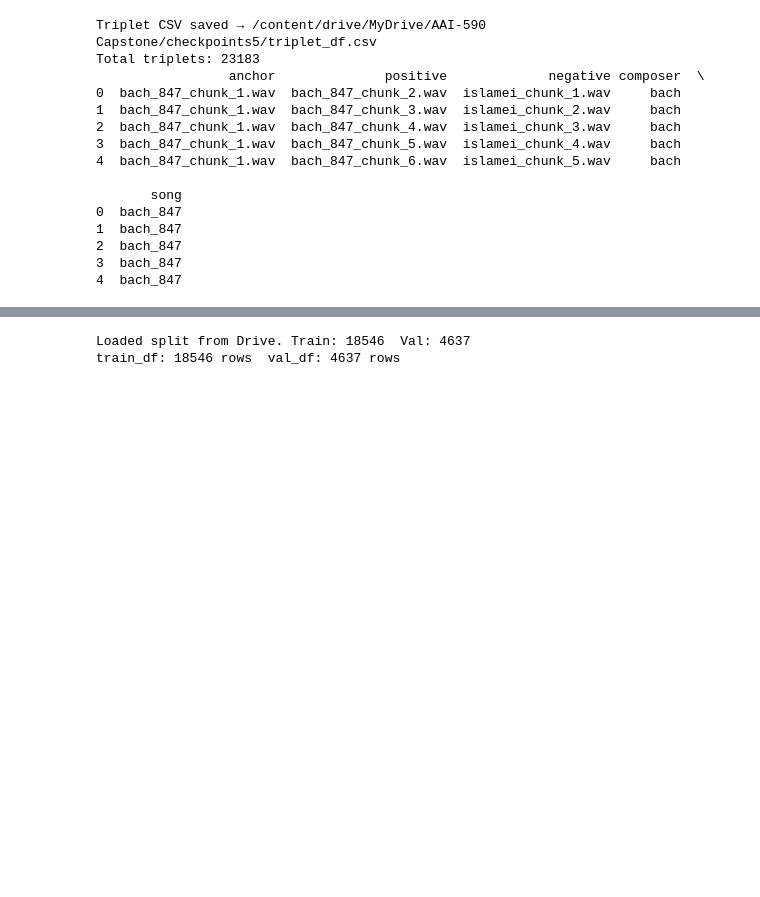
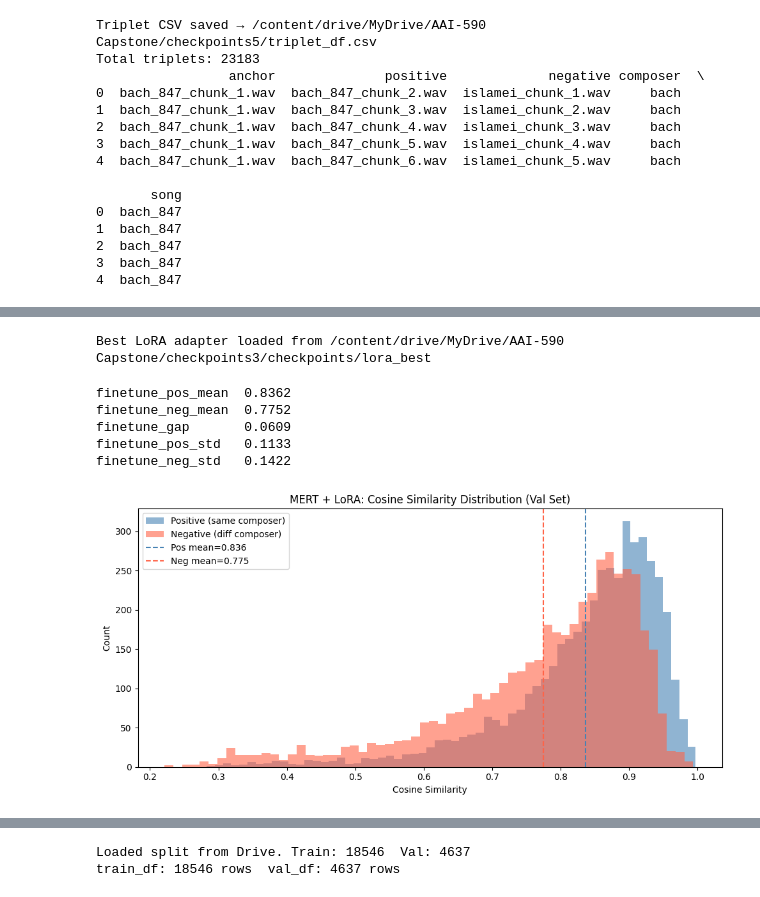
Before and after one commit to mperumal-usd/capstone_team_3, a Jupyter notebook: Combined_Final_Notebook.ipynb, the cells around one changed output, grey strips where cells are left out. Cells and saved outputs as stored; diff of their text form; code cells hidden in the pictures; blank space fills up the shorter version.

```diff
--- a/Combined_Final_Notebook.ipynb
+++ b/Combined_Final_Notebook.ipynb
@@ -2456,0 +2437,15 @@ Total triplets: 23183
+# %%
+# ── Section 5.2B: Training loop ─────────────────────────────────────────────────
+LORA_BEST_DIR  = os.path.join(DRIVE_BASE, "checkpoints", "lora_best")
+LORA_LAST_DIR  = os.path.join(DRIVE_BASE, "checkpoints", "lora_last")
+OPT_STATE_PATH = os.path.join(DRIVE_BASE, "checkpoints", "optimizer_state.pt")
+TRAIN_STATE    = os.path.join(DRIVE_BASE, "checkpoints", "training_state.json")
+LOG_PATH       = os.path.join(DRIVE_BASE, "training_log.csv")
+
+
+def get_embedding(model, batch_inputs):
+    """Forward pass through LoRA-adapted MERT; return L2-normalised 768-dim embedding."""
+    inputs = {k: v.to(DEVICE) for k, v in batch_inputs.items()}
+    outputs = model(**inputs)
+    emb = outputs.last_hidden_state.mean(dim=1)  # (batch, 768)
+    return F.normalize(emb, p=2, dim=1)
@@ -2456,0 +2601,65 @@ Total triplets: 23183
+# %%
+# ── Section 5.3: Evaluation ─────────────────────────────────────────────────────
+EVAL_CSV  = os.path.join(DRIVE_BASE, "results", "eval_results.csv")
+PLOT_PATH = os.path.join(DRIVE_BASE, "results", "score_plot.png")
+
+# Load best LoRA adapter
+eval_model = PeftModel.from_pretrained(
+    AutoModel.from_pretrained(MODEL_NAME, trust_remote_code=True),
+    LORA_BEST_DIR
+)
+eval_model.to(DEVICE)
+eval_model.eval()
+print(f"Best LoRA adapter loaded from {LORA_BEST_DIR}")
+
+# ── Compute fine-tuned cosine similarities on val set ─────────────────────────
+ft_pos_sims, ft_neg_sims = [], []
+
+with torch.no_grad():
+    for a_in, p_in, n_in in tqdm(val_loader, desc="Evaluating"):
+        a_emb = get_embedding(eval_model, a_in)
+        p_emb = get_embedding(eval_model, p_in)
+        n_emb = get_embedding(eval_model, n_in)
+        ft_pos_sims.append(F.cosine_similarity(a_emb, p_emb).cpu().numpy())
+        ft_neg_sims.append(F.cosine_similarity(a_emb, n_emb).cpu().numpy())
+
+ft_pos_sim = np.concatenate(ft_pos_sims)
+ft_neg_sim = np.concatenate(ft_neg_sims)
+
+# ── Summary table ─────────────────────────────────────────────────────────────
+results = {
+    "finetune_pos_mean": round(float(ft_pos_sim.mean()), 4),
+    "finetune_neg_mean": round(float(ft_neg_sim.mean()), 4),
+    "finetune_gap":      round(float(ft_pos_sim.mean() - ft_neg_sim.mean()), 4),
+    "finetune_pos_std":  round(float(ft_pos_sim.std()),  4),
+    "finetune_neg_std":  round(float(ft_neg_sim.std()),  4),
+}
+results_df = pd.DataFrame([results])
+results_df.to_csv(EVAL_CSV, index=False)
+print(results_df.T.to_string(header=False))
+
+# ── Distribution plot ─────────────────────────────────────────────────────────
+fig, ax = plt.subplots(figsize=(10, 5))
+ax.hist(ft_pos_sim, bins=60, alpha=0.6, label="Positive (same composer)", color="steelblue")
+ax.hist(ft_neg_sim, bins=60, alpha=0.6, label="Negative (diff composer)", color="tomato")
+ax.axvline(ft_pos_sim.mean(), color="steelblue", linestyle="--", linewidth=1.5,
+           label=f"Pos mean={ft_pos_sim.mean():.3f}")
+ax.axvline(ft_neg_sim.mean(), color="tomato",    linestyle="--", linewidth=1.5,
+           label=f"Neg mean={ft_neg_sim.mean():.3f}")
+ax.set_title("MERT + LoRA: Cosine Similarity Distribution (Val Set)")
+ax.set_xlabel("Cosine Similarity")
+ax.set_ylabel("Count")
+ax.legend()
+plt.tight_layout()
+plt.savefig(PLOT_PATH, dpi=150)
+plt.show()
+print(f"Plot saved → {PLOT_PATH}")
+print(f"Eval results saved → {EVAL_CSV}")
+# %% [output]
+Best LoRA adapter loaded from /content/drive/MyDrive/AAI-590 Capstone/checkpoints3/checkpoints/lora_best
+finetune_pos_mean  0.8362
+finetune_neg_mean  0.7752
+finetune_gap       0.0609
+finetune_pos_std   0.1133
+finetune_neg_std   0.1422
+[figure, added]
```
Also changed, not shown: parts of 37 cells of this notebook, 4 other files.
